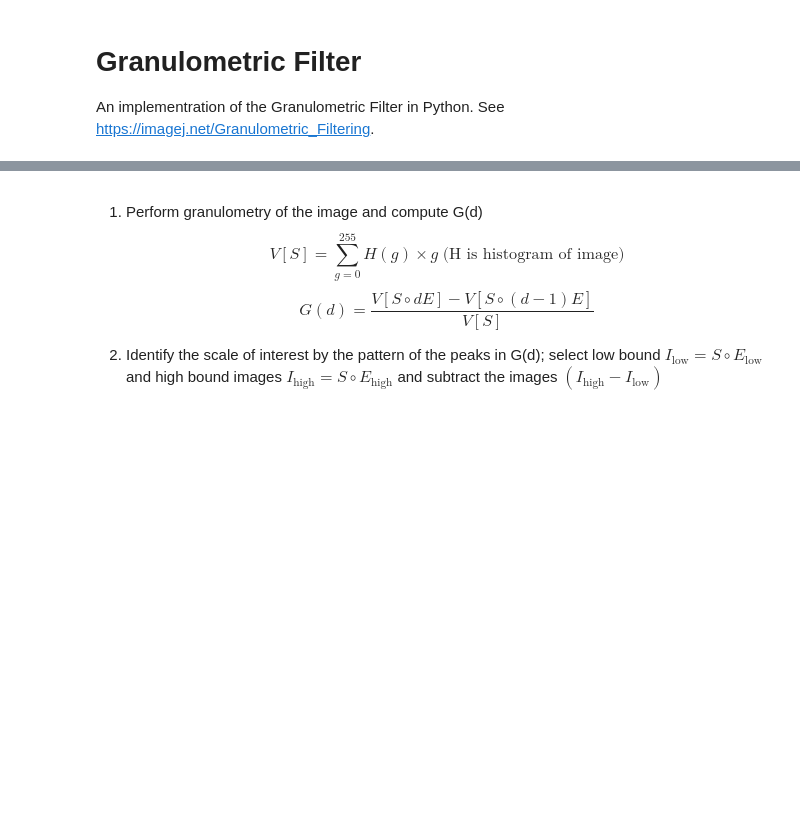
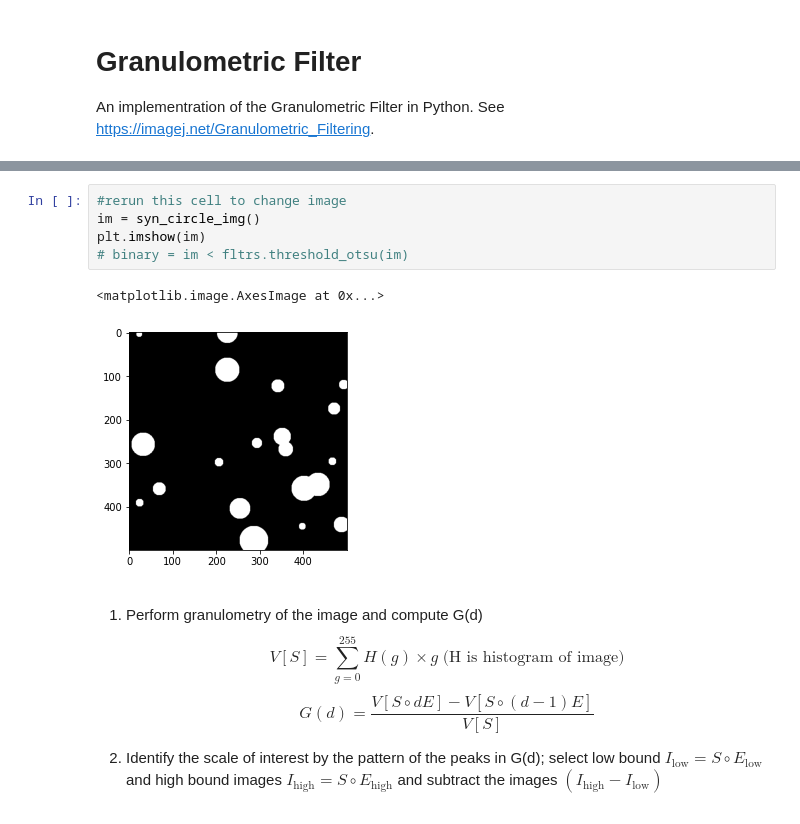
Before and after one commit to rileyalankirk/Granulometric-Filtering, a Jupyter notebook: granulometric_filter.ipynb, the cells around one changed output, grey strips where cells are left out. Saved outputs shown, nothing was run; the diff lists cells and outputs as text; blank space fills up the shorter version.

```diff
--- a/granulometric_filter.ipynb
+++ b/granulometric_filter.ipynb
@@ -22,3 +43,11 @@ binary = im < fltrs.threshold_otsu(im)
+# %%
+#rerun this cell to change image
+im = syn_circle_img()
+plt.imshow(im)
+# binary = im < fltrs.threshold_otsu(im)
+# %% [output]
+<matplotlib.image.AxesImage at 0x...>
+[figure, added]
 # %% [markdown]
 1) Perform granulometry of the image and compute G(d)
 $$V[S]=\sum_{g=0}^{255} H(g)\times g \;\textrm{(H is histogram of image)}$$
```
Also changed, not shown: parts of 7 cells of this notebook.
